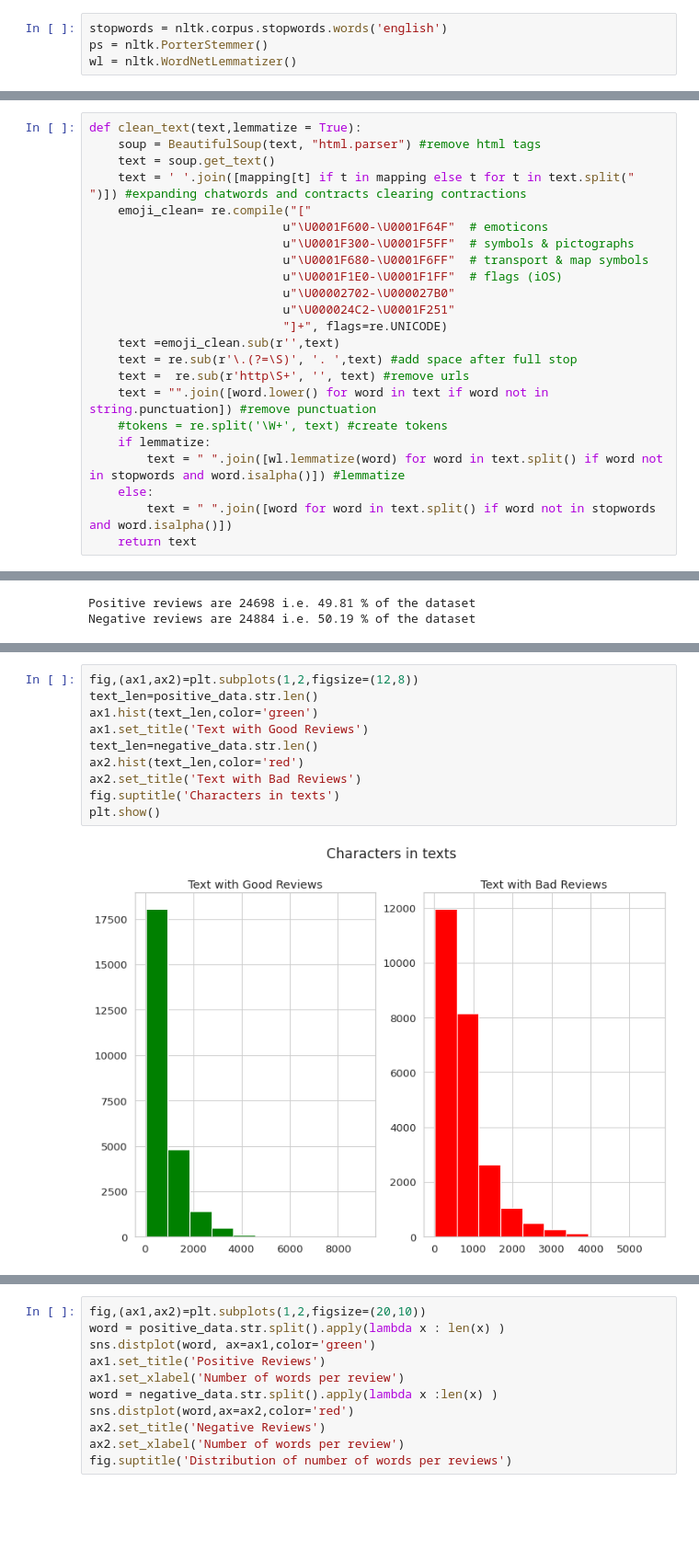
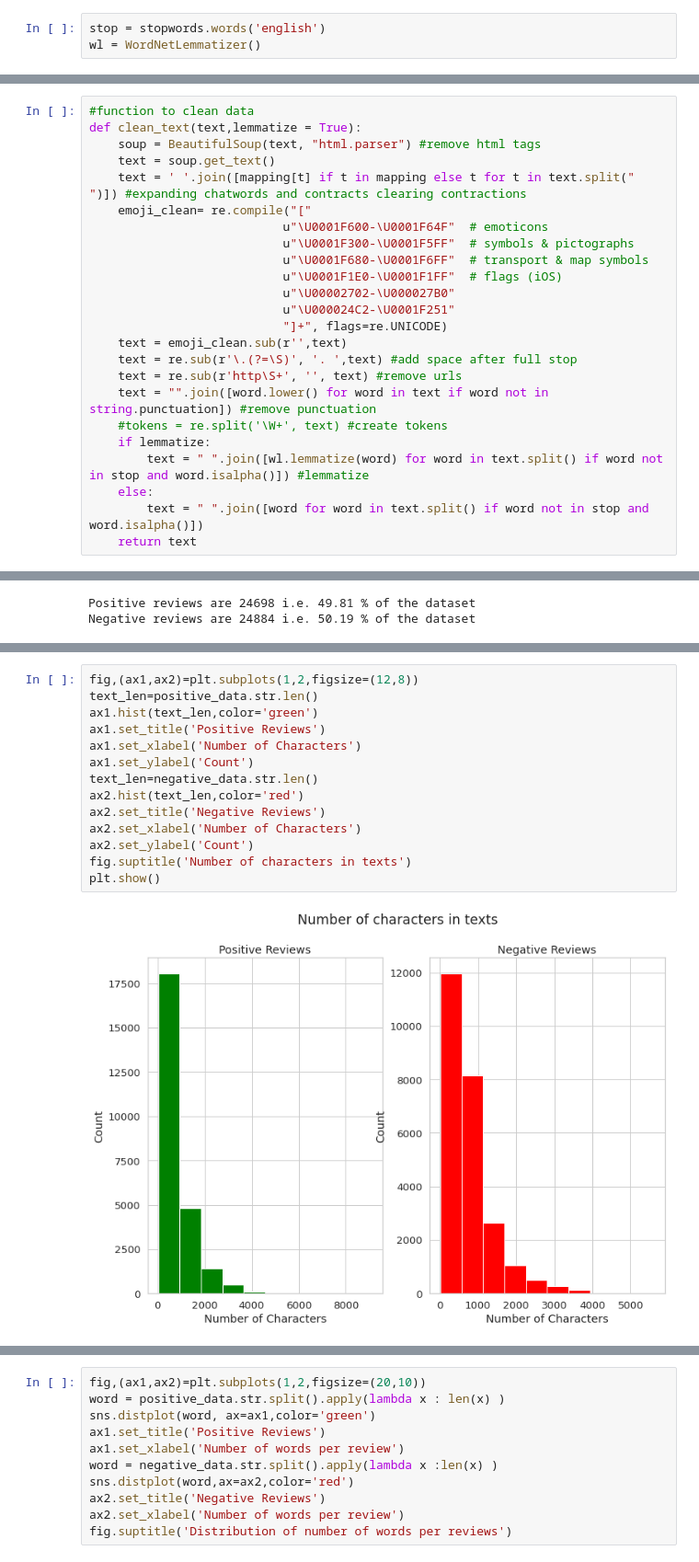
Before and after one commit to derrell24/Data-Science-and-Machine-Learning-Projects, a Jupyter notebook: Sentimental Analysis IMDB reviews/performing-sentimental-analysis-on-imdb-reviews.ipynb, the cells around one changed output, grey strips where cells are left out. Shown at 92% size. Saved outputs shown, nothing was run; the diff lists cells and outputs as text; blank space fills up the shorter version.

Commit message:
Sentimental Analysis on IMDB reviews updated

```diff
--- a/Sentimental Analysis IMDB reviews/performing-sentimental-analysis-on-imdb-reviews.ipynb
+++ b/Sentimental Analysis IMDB reviews/performing-sentimental-analysis-on-imdb-reviews.ipynb
@@ -107,5 +112,4 @@ dtype: int64
 # %%
-stopwords = nltk.corpus.stopwords.words('english')
-ps = nltk.PorterStemmer()
-wl = nltk.WordNetLemmatizer()
+stop = stopwords.words('english')
+wl = WordNetLemmatizer()
 # %%
@@ -113,4 +152,5 @@ mapping = {"ain't": "is not", "aren't": "are not","can't": "cannot", "'cause": "
 # %%
+#function to clean data
 def clean_text(text,lemmatize = True):
     soup = BeautifulSoup(text, "html.parser") #remove html tags
     text = soup.get_text()
@@ -123,13 +163,13 @@ def clean_text(text,lemmatize = True):
                            u"\U00002702-\U000027B0"
                            u"\U000024C2-\U0001F251"
                            "]+", flags=re.UNICODE)
-    text =emoji_clean.sub(r'',text)
+    text = emoji_clean.sub(r'',text)
     text = re.sub(r'\.(?=\S)', '. ',text) #add space after full stop
-    text =  re.sub(r'http\S+', '', text) #remove urls
+    text = re.sub(r'http\S+', '', text) #remove urls
     text = "".join([word.lower() for word in text if word not in string.punctuation]) #remove punctuation
     #tokens = re.split('\W+', text) #create tokens
     if lemmatize:
-        text = " ".join([wl.lemmatize(word) for word in text.split() if word not in stopwords and word.isalpha()]) #lemmatize
+        text = " ".join([wl.lemmatize(word) for word in text.split() if word not in stop and word.isalpha()]) #lemmatize
     else:
-        text = " ".join([word for word in text.split() if word not in stopwords and word.isalpha()])
+        text = " ".join([word for word in text.split() if word not in stop and word.isalpha()])
     return text
@@ -197,15 +234,19 @@ Text(0.5, 1.0, 'Word cloud for negative reviews')
 # %%
 fig,(ax1,ax2)=plt.subplots(1,2,figsize=(12,8))
 text_len=positive_data.str.len()
 ax1.hist(text_len,color='green')
-ax1.set_title('Text with Good Reviews')
+ax1.set_title('Positive Reviews')
+ax1.set_xlabel('Number of Characters')
+ax1.set_ylabel('Count')
 text_len=negative_data.str.len()
 ax2.hist(text_len,color='red')
-ax2.set_title('Text with Bad Reviews')
-fig.suptitle('Characters in texts')
+ax2.set_title('Negative Reviews')
+ax2.set_xlabel('Number of Characters')
+ax2.set_ylabel('Count')
+fig.suptitle('Number of characters in texts')
 plt.show()
 # %% [output]
-[figure, old version]
+[figure, new version]
 # %%
 fig,(ax1,ax2)=plt.subplots(1,2,figsize=(12,8))
 
```
Also changed, not shown: parts of 83 cells of this notebook.
